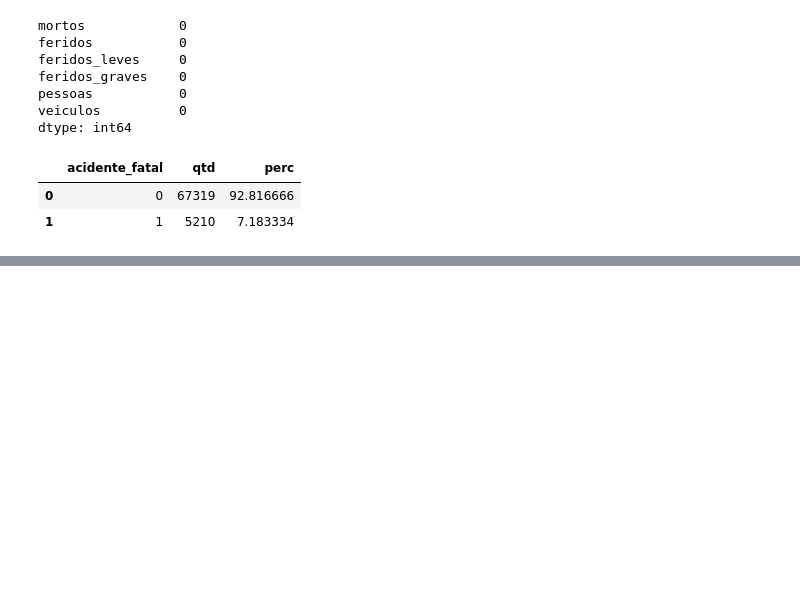
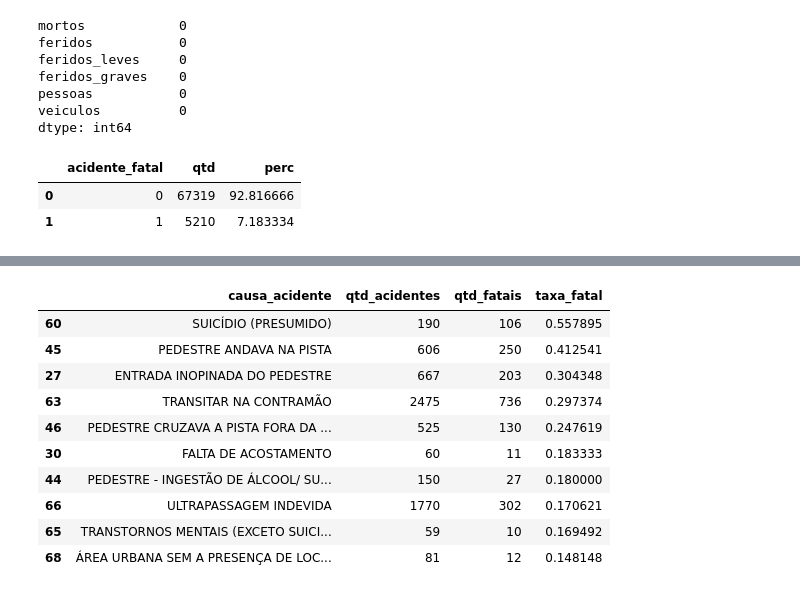
Before and after one commit to FellipeTNDiniz/FAP-2026-AnaliseDados-Python, a Jupyter notebook: notebooks/modulo04.ipynb, the cells around one changed output, grey strips where cells are left out. Cells and saved outputs as stored; diff of their text form; code cells hidden in the pictures; blank space fills up the shorter version.

```diff
--- a/notebooks/modulo04.ipynb
+++ b/notebooks/modulo04.ipynb
@@ -470,0 +599,14 @@ df.head()
+# %%
+display(taxa_fatal_por_categoria(df, "causa_acidente",min_registros=30).head(10))
+# %% [output]
+|  | causa_acidente | qtd_acidentes | qtd_fatais | taxa_fatal |
+| 60 | SUICÍDIO (PRESUMIDO) | 190 | 106 | 0.557895 |
+| 45 | PEDESTRE ANDAVA NA PISTA | 606 | 250 | 0.412541 |
+| 27 | ENTRADA INOPINADA DO PEDESTRE | 667 | 203 | 0.304348 |
+| 63 | TRANSITAR NA CONTRAMÃO | 2475 | 736 | 0.297374 |
+| 46 | PEDESTRE CRUZAVA A PISTA FORA DA ... | 525 | 130 | 0.247619 |
+| 30 | FALTA DE ACOSTAMENTO | 60 | 11 | 0.183333 |
+| 44 | PEDESTRE - INGESTÃO DE ÁLCOOL/ SU... | 150 | 27 | 0.180000 |
+| 66 | ULTRAPASSAGEM INDEVIDA | 1770 | 302 | 0.170621 |
+| 65 | TRANSTORNOS MENTAIS (EXCETO SUICI... | 59 | 10 | 0.169492 |
+| 68 | ÁREA URBANA SEM A PRESENÇA DE LOC... | 81 | 12 | 0.148148 |
```
Also changed, not shown: parts of 14 cells of this notebook, 2 other files.
